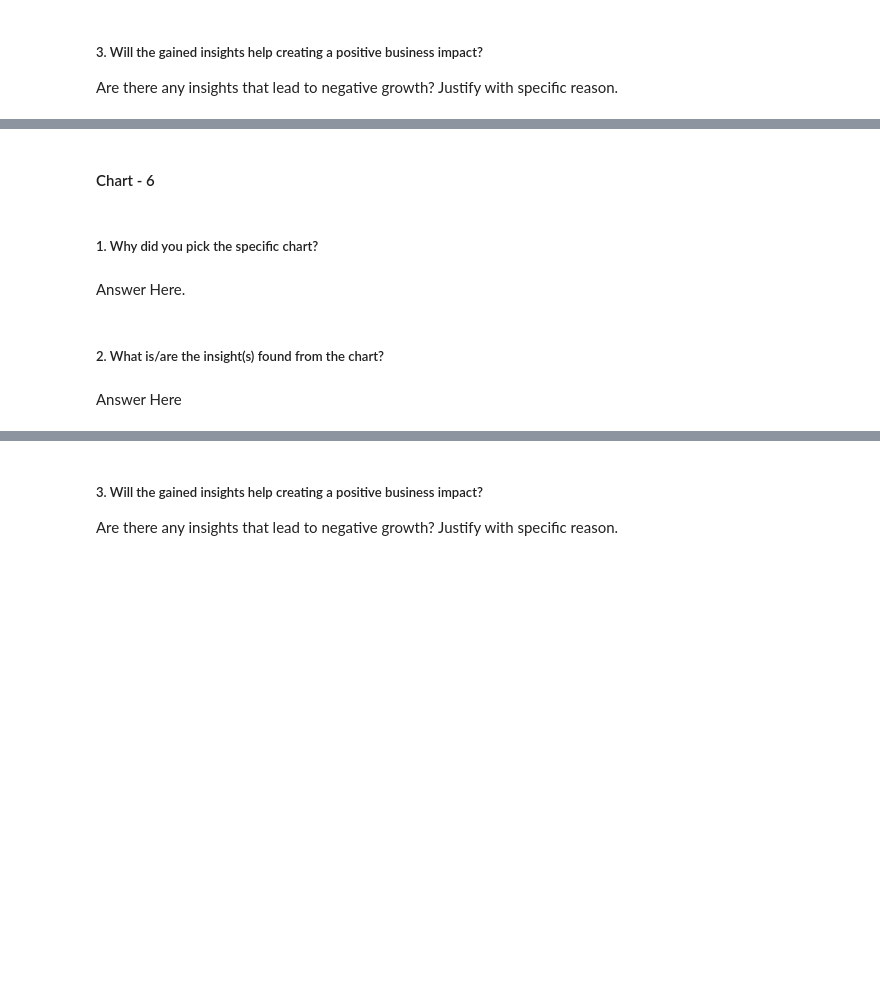
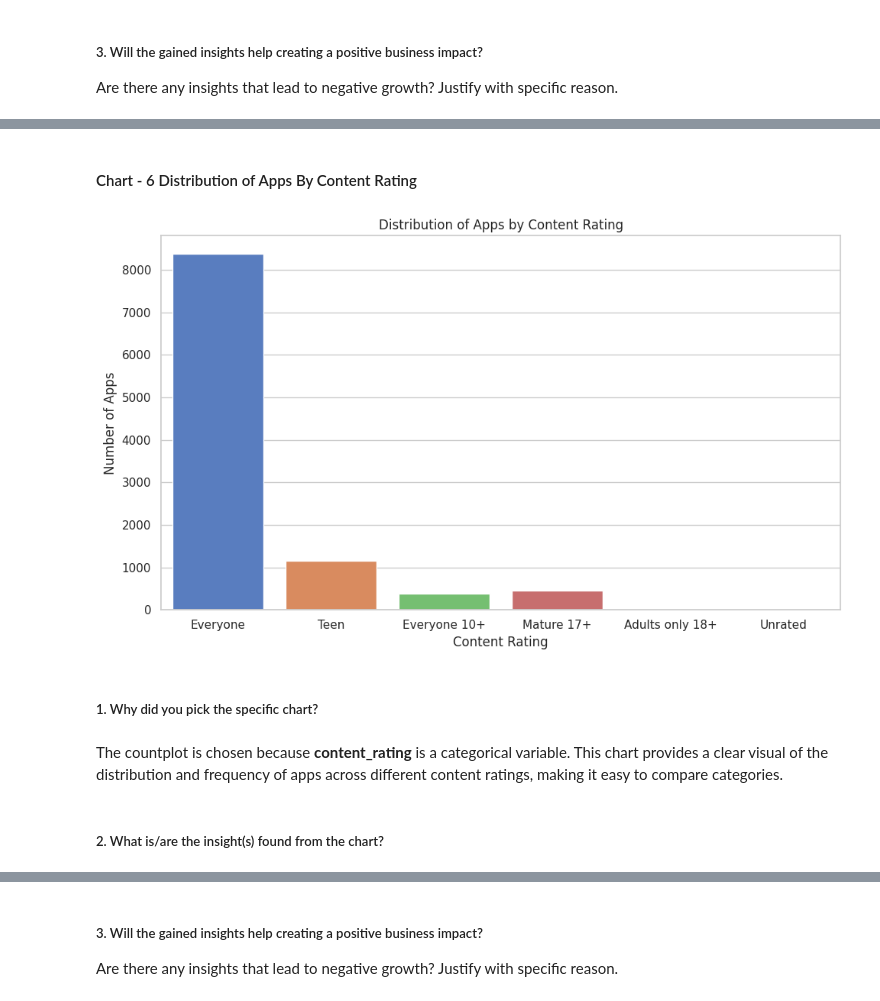
Before and after one commit to Sagarjain93/Google-Playstore-Reviews, a Jupyter notebook: Google_Playstore_App_Review_.ipynb, the cells around one changed output, grey strips where cells are left out. Saved outputs shown, nothing was run; the diff lists cells and outputs as text; code cells hidden in the pictures; blank space fills up the shorter version.

```diff
--- a/Google_Playstore_App_Review_.ipynb
+++ b/Google_Playstore_App_Review_.ipynb
@@ -787,2 +1093,2 @@ Answer Here
 # %% [markdown]
-#### Chart - 6
+#### Chart - 6 Distribution of Apps By Content Rating
@@ -791,8 +1095,17 @@ Answer Here
+# %%
+# Chart - 6 visualization code
+plt.figure(figsize=(10,6))
+sns.countplot(x='content_rating', data=df_merged,hue = 'content_rating',legend=False, palette='muted')
+plt.title('Distribution of Apps by Content Rating')
+plt.xlabel('Content Rating')
+plt.ylabel('Number of Apps')
+plt.tight_layout()
+plt.show()
+# %% [output]
+[figure, added]
 # %% [markdown]
 ##### 1. Why did you pick the specific chart?
-# %% [markdown]
-Answer Here.
+# %% [markdown]
+The countplot is chosen because **content_rating** is a categorical variable. This chart provides a clear visual of the distribution and frequency of apps across different content ratings, making it easy to compare categories.
 # %% [markdown]
 ##### 2. What is/are the insight(s) found from the chart?
-# %% [markdown]
-Answer Here
```
Also changed, not shown: parts of 85 cells of this notebook.
